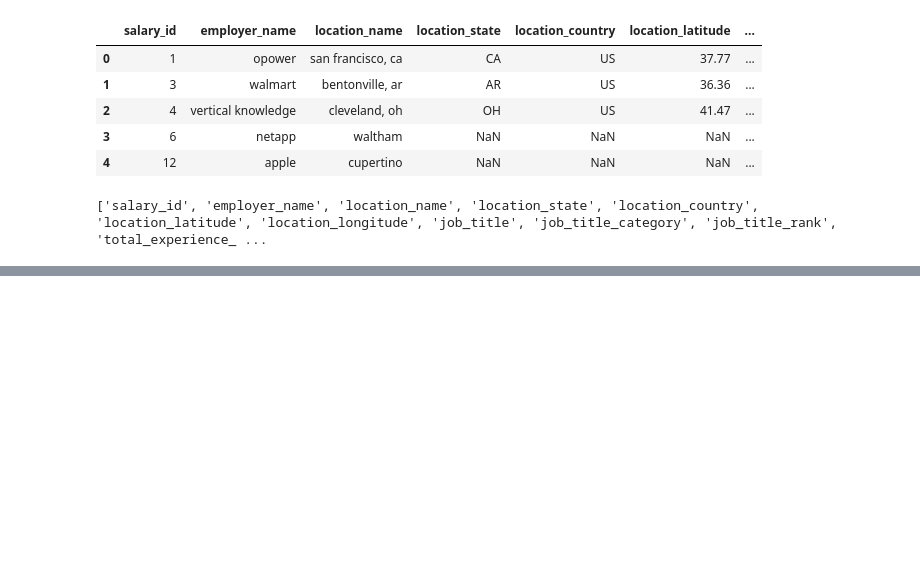
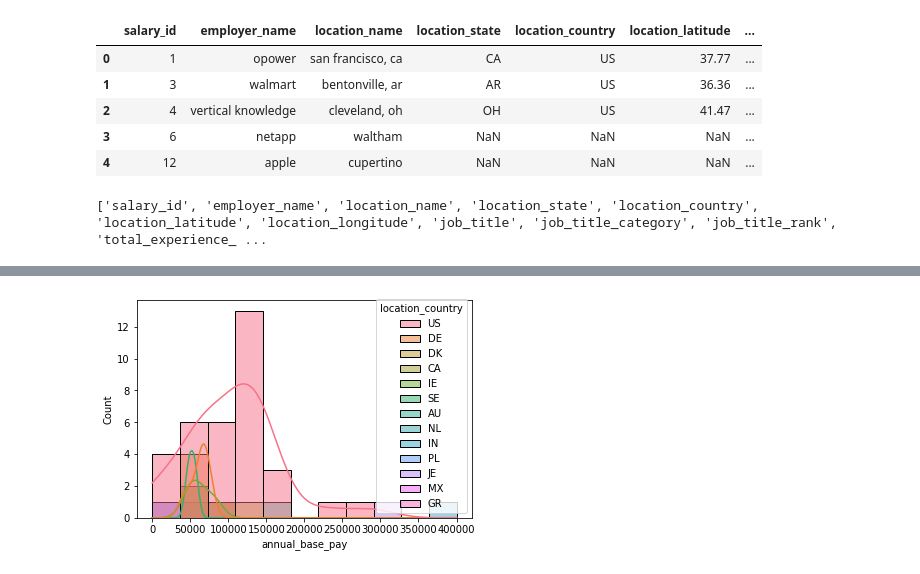
Before and after one commit to KevinSaigon/ECON323-Project, a Jupyter notebook: project.ipynb, the cells around one changed output, grey strips where cells are left out. Cells and saved outputs as stored; diff of their text form; code cells hidden in the pictures; blank space fills up the shorter version.

```diff
--- a/project.ipynb
+++ b/project.ipynb
@@ -21,0 +160,16 @@ print(list(df.columns))
+# %%
+viz_data = train_df.copy()
+countries = viz_data["location_country"].value_counts(dropna=False)
+print("Before transformation")
+print(countries[:3])
+
+def transform_country(x):
+    if pd.isnull(x):
+        return "US"
+    else:
+        return x
+
+viz_data["location_country"] = viz_data["location_country"].map(transform_country)
+countries = viz_data["location_country"].value_counts(dropna=False)
+print("\nAfter transformation")
+print(countries[:3])
@@ -21,0 +188,6 @@ print(list(df.columns))
+# %%
+fig, ax = plt.subplots()
+sns.histplot(x='annual_base_pay', data=viz_data.head(100), ax=ax, kde=True, hue='location_country')
+plt.show()
+# %% [output]
+[figure, added]
```
Also changed, not shown: parts of 45 cells of this notebook.
